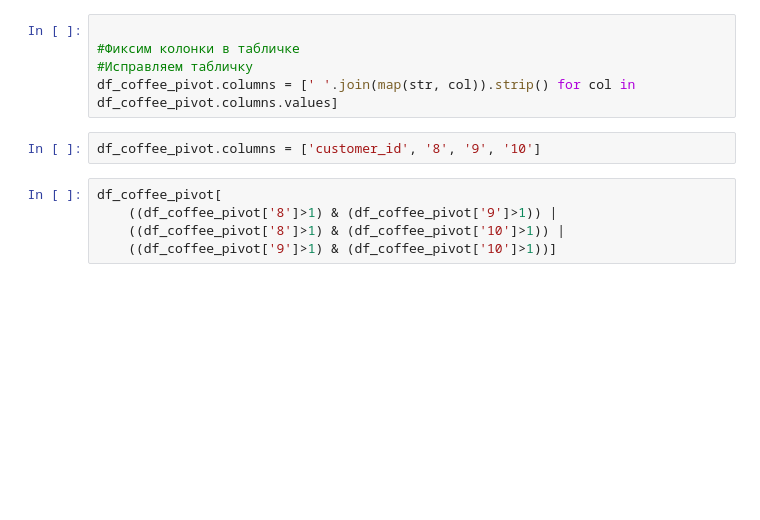
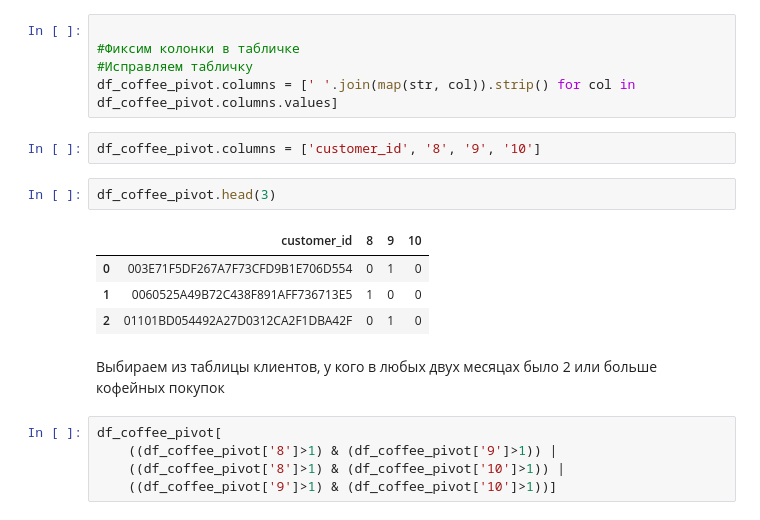
Before and after one commit to odinicc/Data-Practice, a Jupyter notebook: 21 Test task/1 Task.ipynb, the cells around one changed output. Cells and saved outputs as stored; diff of their text form; blank space fills up the shorter version.

```diff
--- a/21 Test task/1 Task.ipynb
+++ b/21 Test task/1 Task.ipynb
@@ -184,6 +242,15 @@ df_coffee_pivot.shape[0]
 df_coffee_pivot.columns = [' '.join(map(str, col)).strip() for col in df_coffee_pivot.columns.values]
 # %%
 df_coffee_pivot.columns = ['customer_id', '8', '9', '10']
+# %%
+df_coffee_pivot.head(3)
+# %% [output]
+|  | customer_id | 8 | 9 | 10 |
+| 0 | 003E71F5DF267A7F73CFD9B1E706D554 | 0 | 1 | 0 |
+| 1 | 0060525A49B72C438F891AFF736713E5 | 1 | 0 | 0 |
+| 2 | 01101BD054492A27D0312CA2F1DBA42F | 0 | 1 | 0 |
+# %% [markdown]
+Выбираем из таблицы клиентов, у кого в любых двух месяцах было 2 или больше кофейных покупок
 # %%
 df_coffee_pivot[
     ((df_coffee_pivot['8']>1) & (df_coffee_pivot['9']>1)) |
```
Also changed, not shown: parts of 14 cells of this notebook, 3 other files.
